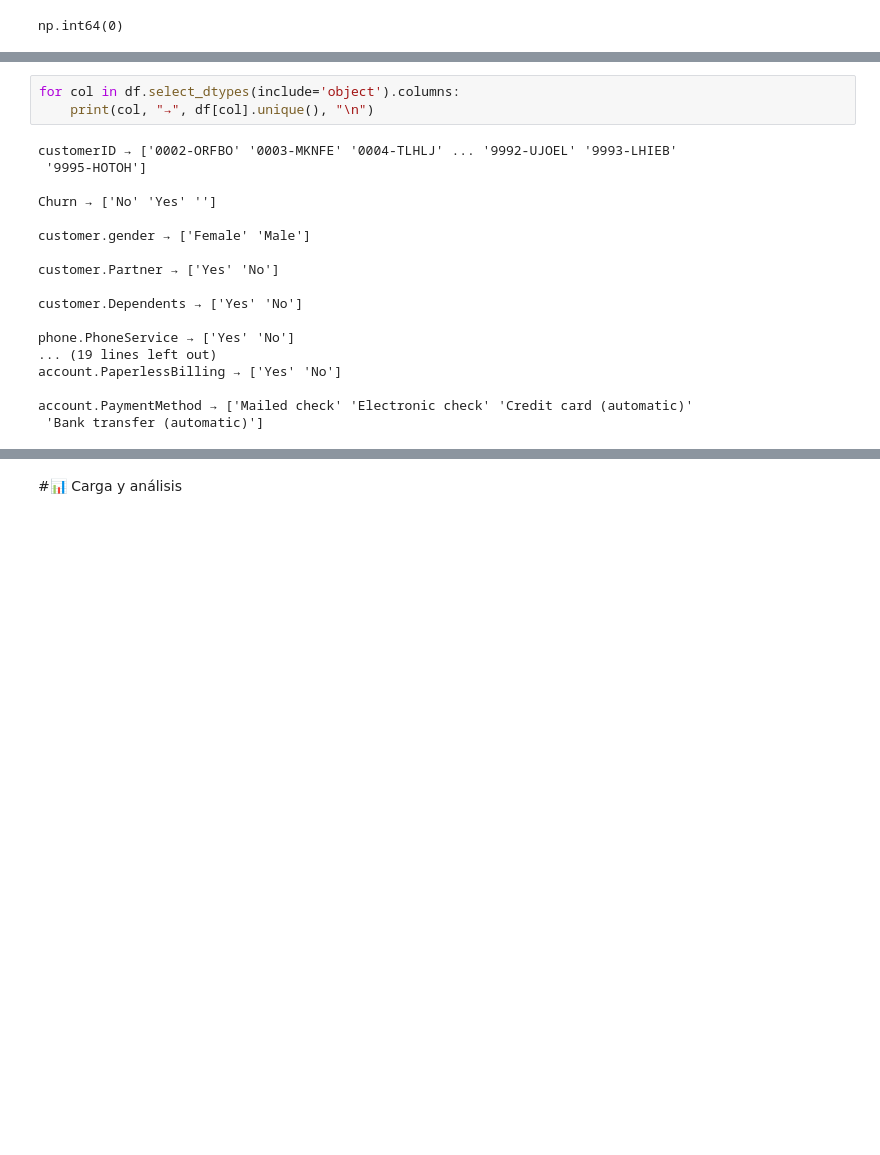
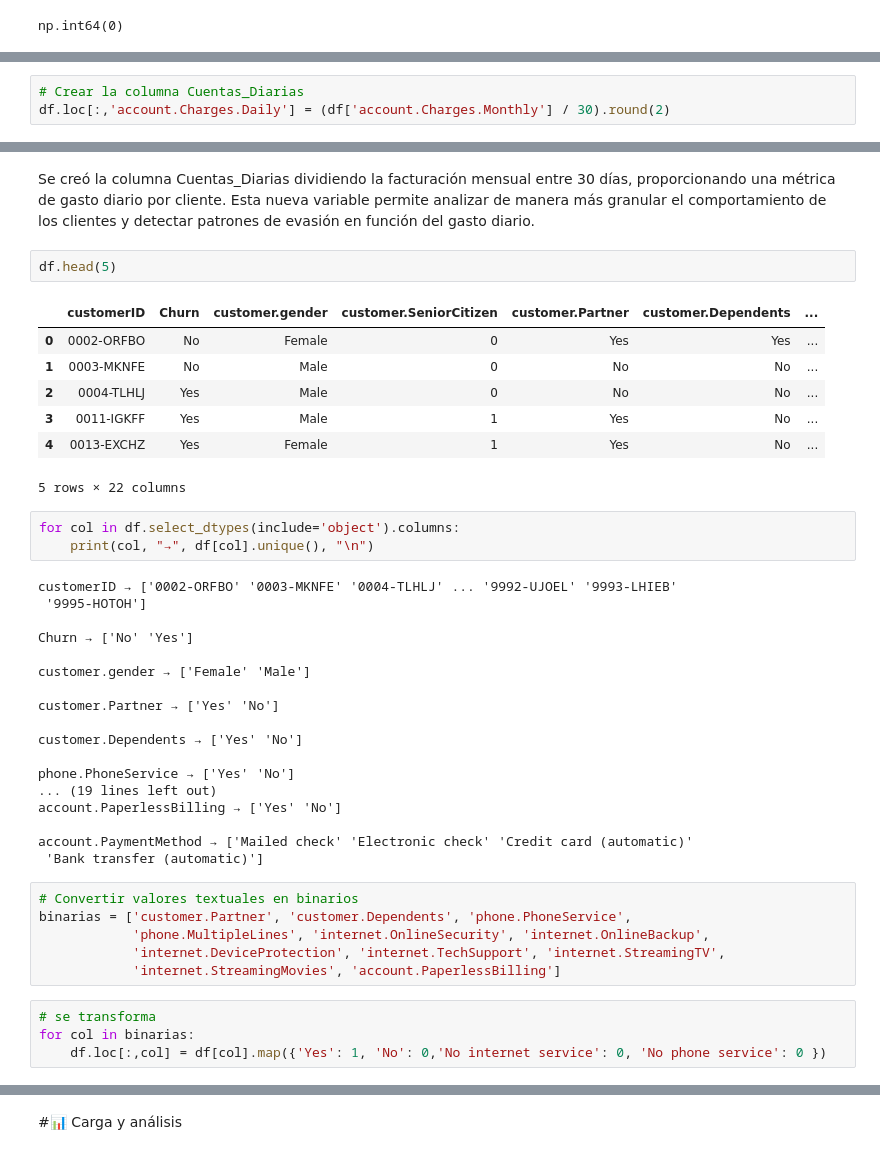
Before and after one commit to yaramirezte/TelecomX_LATAM, a Jupyter notebook: TelecomX_LATAM.ipynb, the cells around one changed output, grey strips where cells are left out. Cells and saved outputs as stored; diff of their text form; blank space fills up the shorter version.

Commit message:
Data standardization and transformation

```diff
--- a/TelecomX_LATAM.ipynb
+++ b/TelecomX_LATAM.ipynb
@@ -376,3 +419,6 @@ memory usage: 1.2+ MB
 | 75% | NaN | NaN | NaN | 0.000000 | NaN | NaN | ... |
 | max | NaN | NaN | NaN | 1.000000 | NaN | NaN | ... |
 11 rows × 21 columns
+# %%
+# Crear la columna Cuentas_Diarias
+df.loc[:,'account.Charges.Daily'] = (df['account.Charges.Monthly'] / 30).round(2)
@@ -379,3 +434,15 @@ memory usage: 1.2+ MB
+# %% [markdown]
+Se creó la columna Cuentas_Diarias dividiendo la facturación mensual entre 30 días, proporcionando una métrica de gasto diario por cliente. Esta nueva variable permite analizar de manera más granular el comportamiento de los clientes y detectar patrones de evasión en función del gasto diario.
+# %%
+df.head(5)
+# %% [output]
+|  | customerID | Churn | customer.gender | customer.SeniorCitizen | customer.Partner | customer.Dependents | ... |
+| 0 | 0002-ORFBO | No | Female | 0 | Yes | Yes | ... |
+| 1 | 0003-MKNFE | No | Male | 0 | No | No | ... |
+| 2 | 0004-TLHLJ | Yes | Male | 0 | No | No | ... |
+| 3 | 0011-IGKFF | Yes | Male | 1 | Yes | No | ... |
+| 4 | 0013-EXCHZ | Yes | Female | 1 | Yes | No | ... |
+5 rows × 22 columns
 # %%
 for col in df.select_dtypes(include='object').columns:
     print(col, "→", df[col].unique(), "\n")
@@ -383,7 +450,7 @@ for col in df.select_dtypes(include='object').columns:
 customerID → ['0002-ORFBO' '0003-MKNFE' '0004-TLHLJ' ... '9992-UJOEL' '9993-LHIEB'
  '9995-HOTOH']
 
-Churn → ['No' 'Yes' '']
+Churn → ['No' 'Yes']
 
 customer.gender → ['Female' 'Male']
 
@@ -397,3 +464,13 @@ account.PaperlessBilling → ['Yes' 'No']
 
 account.PaymentMethod → ['Mailed check' 'Electronic check' 'Credit card (automatic)'
  'Bank transfer (automatic)']
+# %%
+# Convertir valores textuales en binarios
+binarias = ['customer.Partner', 'customer.Dependents', 'phone.PhoneService',
+            'phone.MultipleLines', 'internet.OnlineSecurity', 'internet.OnlineBackup',
+            'internet.DeviceProtection', 'internet.TechSupport', 'internet.StreamingTV',
+            'internet.StreamingMovies', 'account.PaperlessBilling']
+# %%
+# se transforma
+for col in binarias:
+    df.loc[:,col] = df[col].map({'Yes': 1, 'No': 0,'No internet service': 0, 'No phone service': 0 })
```
Also changed, not shown: parts of 17 cells of this notebook.
